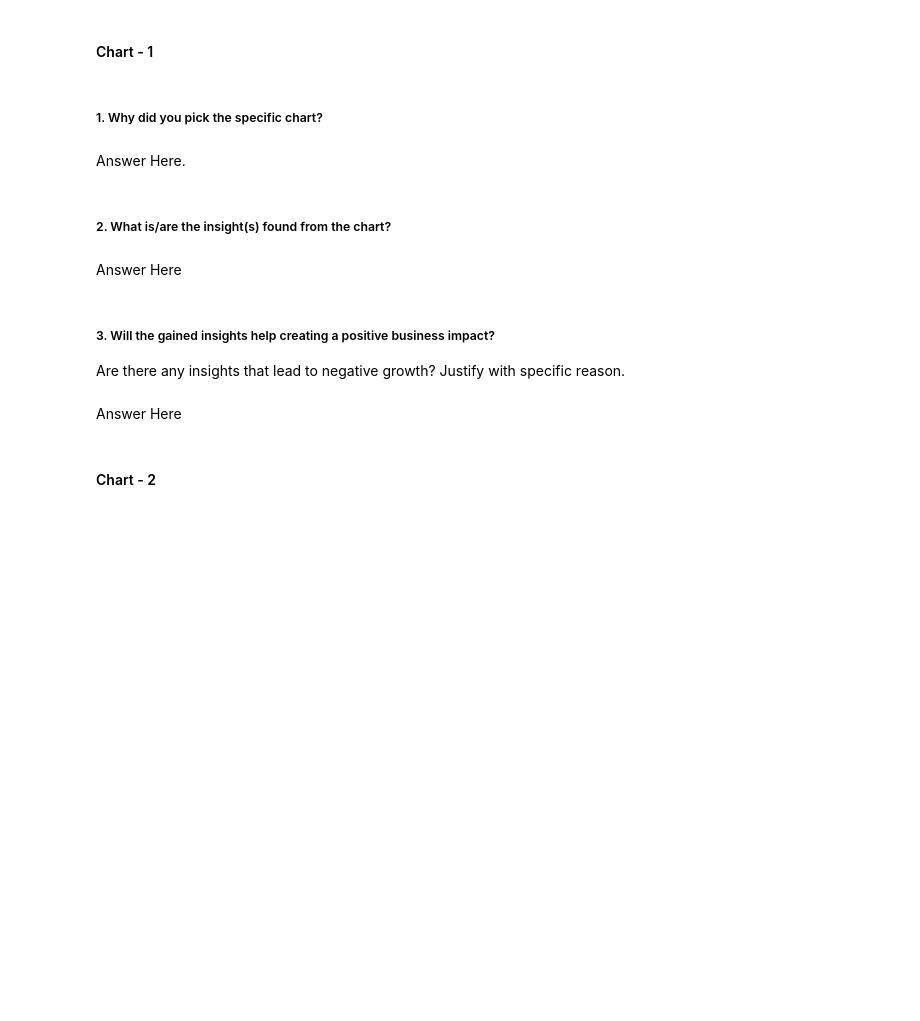
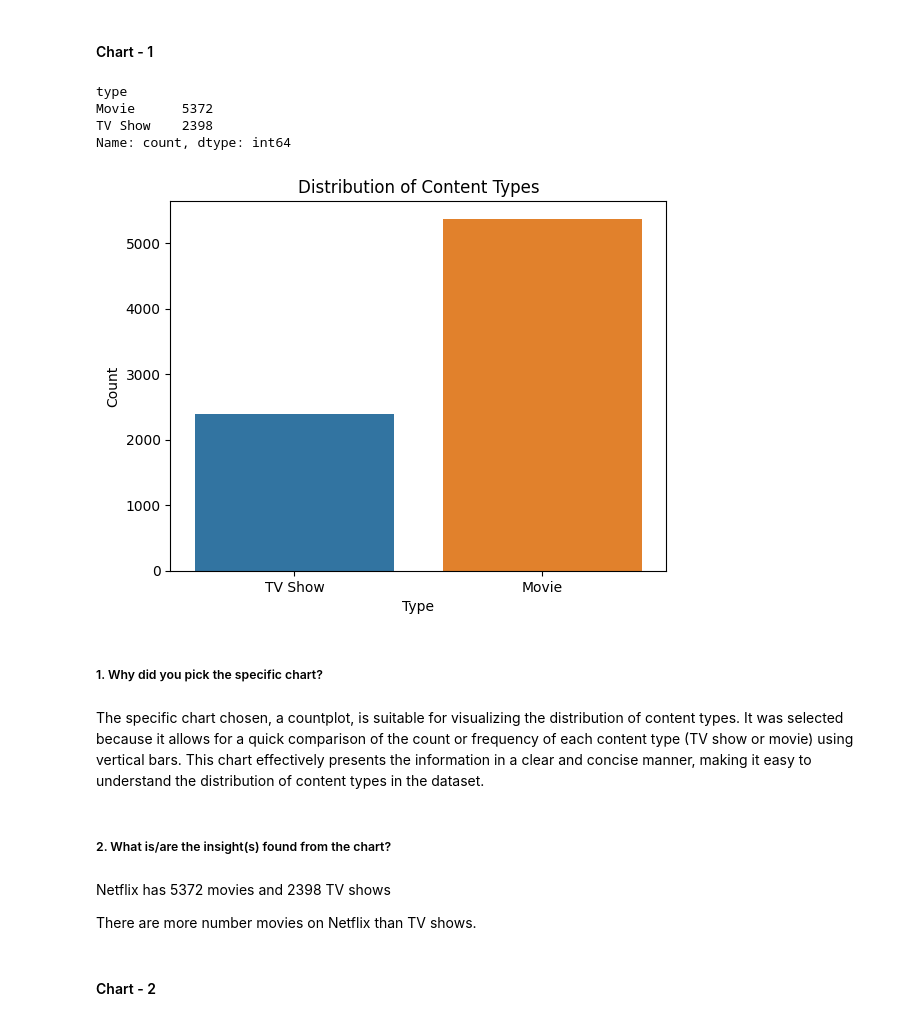
Before and after one commit to Mostaqul143/Netflix-Movies-And-TV-Shows-Clustering, a Jupyter notebook: Sample ML Submission Template.ipynb, the cells around one changed output. Saved outputs shown, nothing was run; the diff lists cells and outputs as text; code cells hidden in the pictures; blank space fills up the shorter version.

```diff
--- a/Sample ML Submission Template.ipynb
+++ b/Sample ML Submission Template.ipynb
@@ -261,0 +326,9 @@ Answer Here
+# %%
+# Handling the missing values
+
+# Handling the missing values
+df[['director','cast','country']] = df[['director','cast','country']].fillna('Unknown')
+# %%
+#'date_added' and 'rating' contains an insignificant portion of the data so we will drop them from the dataset
+
+df.dropna(subset=['date_added','rating'],inplace=True)
@@ -265,3 +354,13 @@ Answer Here
 ### Data Wrangling Code
 # %%
 # Write your code to make your dataset analysis ready.
+
+# Convert 'date_added' column to datetime
+
+
+df['month'] = pd.DatetimeIndex(df['date_added']).month
+
+# Display the updated DataFrame
+
+
+df.head()
@@ -278,15 +382,35 @@ Answer Here.
+# %%
+type_counts=df['type'].value_counts()
+
+print(type_counts)
+# %% [output]
+type
+Movie      5372
+TV Show    2398
+Name: count, dtype: int64
+# %%
+# Chart - 1 visualization code
+
+
+
+# Plotting a bar graph
+sns.countplot(x='type', data=df)
+plt.title('Distribution of Content Types')
+plt.xlabel('Type')
+plt.ylabel('Count')
+
+plt.show()
+# %% [output]
+[figure, added]
 # %% [markdown]
 ##### 1. Why did you pick the specific chart?
-# %% [markdown]
-Answer Here.
+# %% [markdown]
+The specific chart chosen, a countplot, is suitable for visualizing the distribution of content types. It was selected because it allows for a quick comparison of the count or frequency of each content type (TV show or movie) using vertical bars. This chart effectively presents the information in a clear and concise manner, making it easy to understand the distribution of content types in the dataset.
 # %% [markdown]
 ##### 2. What is/are the insight(s) found from the chart?
-# %% [markdown]
-Answer Here
-# %% [markdown]
-##### 3. Will the gained insights help creating a positive business impact?
-Are there any insights that lead to negative growth? Justify with specific reason.
-# %% [markdown]
-Answer Here
+# %% [markdown]
+Netflix has 5372 movies and 2398 TV shows
+
+There are more   number movies on Netflix than TV shows.
 # %% [markdown]
 #### Chart - 2
```
Also changed, not shown: parts of 191 cells of this notebook.
